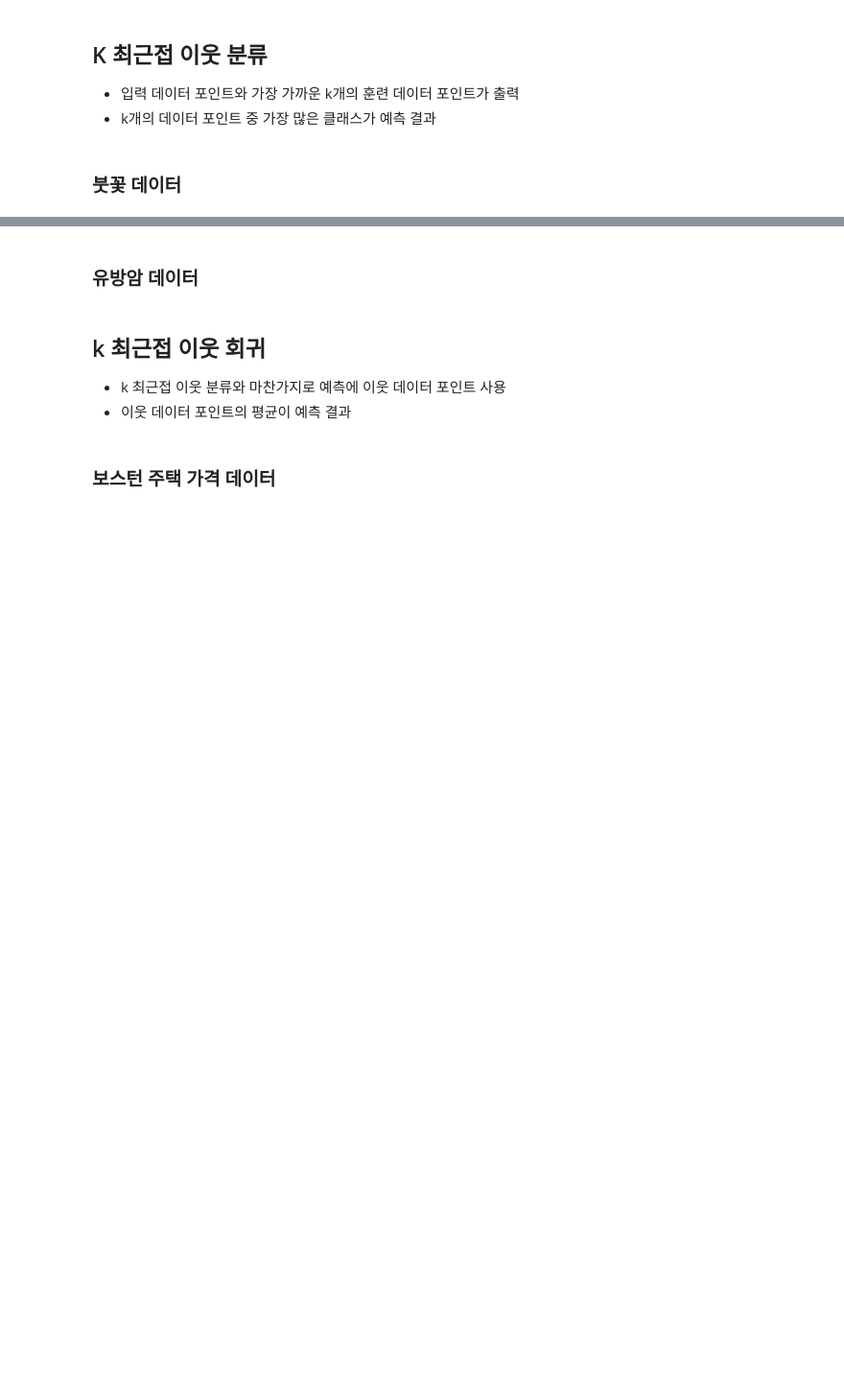
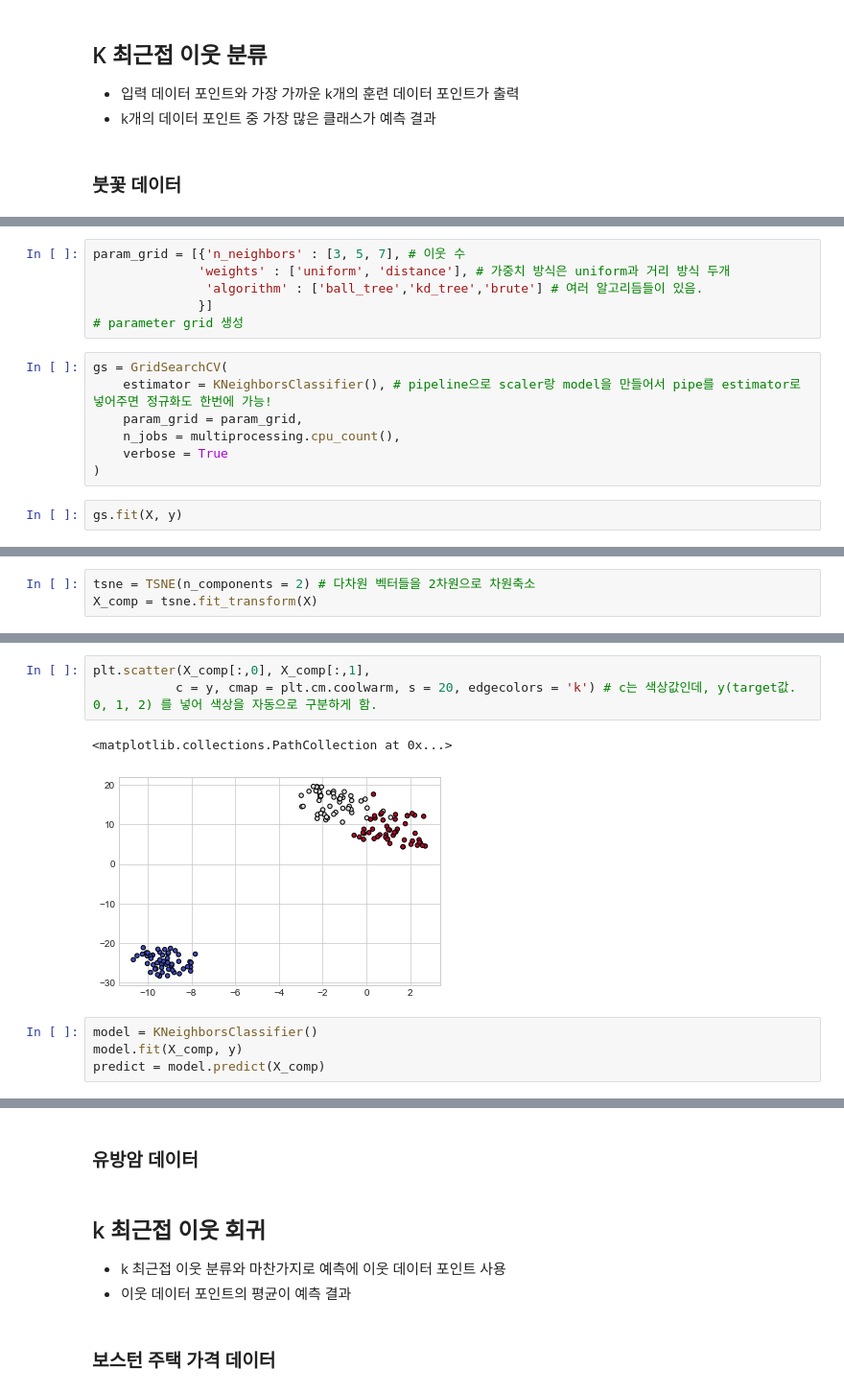
Before and after one commit to Julsoon2/Study, a Jupyter notebook: ML/Colab_notebook/_6 최근접 이웃(K-Nearest Neighbor).ipynb, the cells around one changed output, grey strips where cells are left out. Shown at 96% size. Drawn from its saved outputs; the diff is of its cells as text; blank space fills up the shorter version.

```diff
--- a/ML/Colab_notebook/_6 최근접 이웃(K-Nearest Neighbor).ipynb
+++ b/ML/Colab_notebook/_6 최근접 이웃(K-Nearest Neighbor).ipynb
@@ -14,0 +99,15 @@
+# %%
+param_grid = [{'n_neighbors' : [3, 5, 7], # 이웃 수
+              'weights' : ['uniform', 'distance'], # 가중치 방식은 uniform과 거리 방식 두개
+               'algorithm' : ['ball_tree','kd_tree','brute'] # 여러 알고리듬들이 있음.
+              }]
+# parameter grid 생성
+# %%
+gs = GridSearchCV(
+    estimator = KNeighborsClassifier(), # pipeline으로 scaler랑 model을 만들어서 pipe를 estimator로 넣어주면 정규화도 한번에 가능!
+    param_grid = param_grid,
+    n_jobs = multiprocessing.cpu_count(),
+    verbose = True
+)
+# %%
+gs.fit(X, y)
@@ -14,0 +143,3 @@
+# %%
+tsne = TSNE(n_components = 2) # 다차원 벡터들을 2차원으로 차원축소
+X_comp = tsne.fit_transform(X)
@@ -14,0 +164,10 @@
+# %%
+plt.scatter(X_comp[:,0], X_comp[:,1],
+           c = y, cmap = plt.cm.coolwarm, s = 20, edgecolors = 'k') # c는 색상값인데, y(target값. 0, 1, 2) 를 넣어 색상을 자동으로 구분하게 함.
+# %% [output]
+<matplotlib.collections.PathCollection at 0x...>
+[figure, added]
+# %%
+model = KNeighborsClassifier()
+model.fit(X_comp, y)
+predict = model.predict(X_comp)
```
Also changed, not shown: parts of 40 cells of this notebook.
